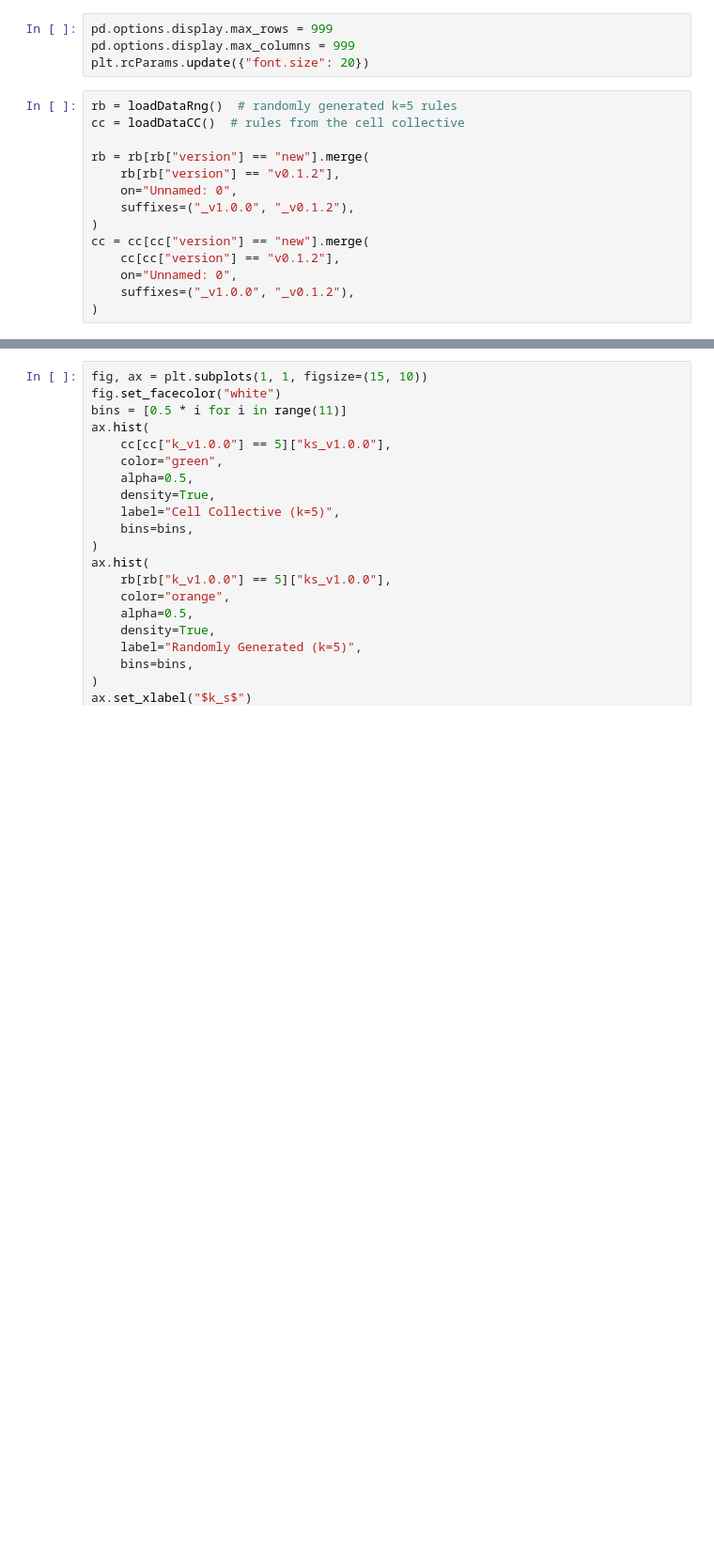
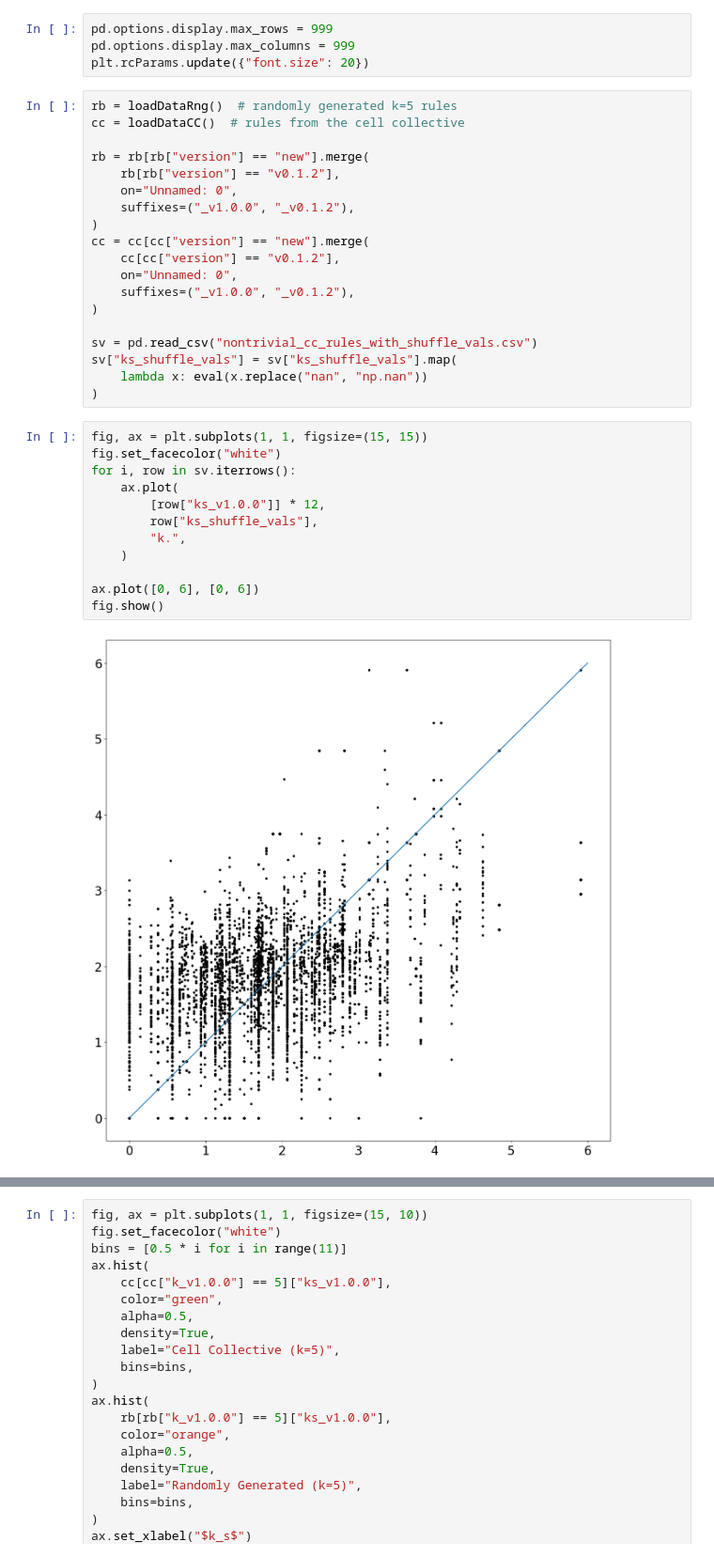
Before and after one commit to CASCI-lab/symmetryInCellCollective, a Jupyter notebook: plots.ipynb, the cells around one changed output, grey strips where cells are left out. Shown at 94% size. Drawn from its saved outputs; the diff is of its cells as text; blank space fills up the shorter version.

Commit message:
shuffled function plots added

```diff
--- a/plots.ipynb
+++ b/plots.ipynb
@@ -26,3 +26,22 @@ cc = cc[cc["version"] == "new"].merge(
     on="Unnamed: 0",
     suffixes=("_v1.0.0", "_v0.1.2"),
 )
+
+sv = pd.read_csv("nontrivial_cc_rules_with_shuffle_vals.csv")
+sv["ks_shuffle_vals"] = sv["ks_shuffle_vals"].map(
+    lambda x: eval(x.replace("nan", "np.nan"))
+)
+# %%
+fig, ax = plt.subplots(1, 1, figsize=(15, 15))
+fig.set_facecolor("white")
+for i, row in sv.iterrows():
+    ax.plot(
+        [row["ks_v1.0.0"]] * 12,
+        row["ks_shuffle_vals"],
+        "k.",
+    )
+
+ax.plot([0, 6], [0, 6])
+fig.show()
+# %% [output]
+[figure, added]
```
Also changed, not shown: parts of 1 cell of this notebook, 2 other files.
